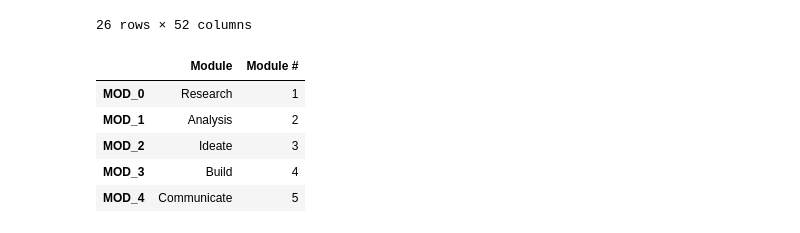
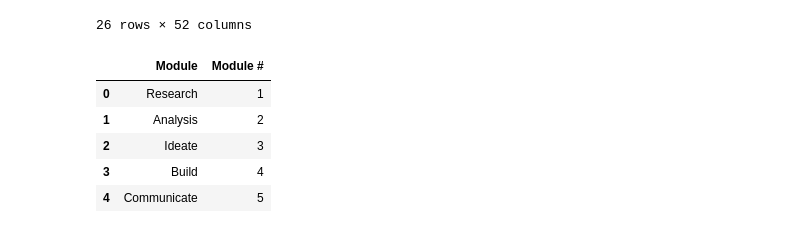
Before and after one commit to henryee333/tDX, a Jupyter notebook: data.ipynb, the cells around one changed output. Cells and saved outputs as stored; diff of their text form; code cells hidden in the pictures.

Commit message:
tfidf and other analysis

```diff
--- a/data.ipynb
+++ b/data.ipynb
@@ -30,16 +30,16 @@ im1.sort_values("Name")
 # %%
 modulesData= {"Module": ["Research", "Analysis", "Ideate", "Build", "Communicate"],
              "Module #": [1, 2, 3, 4, 5]}
 modules = pd.DataFrame(modulesData)
-modules.index = ["MOD_%i" % i for i in range(modules.shape[0])]
+#modules.index = ["MOD_%i" % i for i in range(modules.shape[0])]
 modules
 # %% [output]
 |  | Module | Module # |
-| MOD_0 | Research | 1 |
-| MOD_1 | Analysis | 2 |
-| MOD_2 | Ideate | 3 |
-| MOD_3 | Build | 4 |
-| MOD_4 | Communicate | 5 |
+| 0 | Research | 1 |
+| 1 | Analysis | 2 |
+| 2 | Ideate | 3 |
+| 3 | Build | 4 |
+| 4 | Communicate | 5 |
 # %%
 consolidatedIndResponses = pd.read_csv('Consolidated Student Responses - Individual.csv', encoding='latin1')[:26]
 consolidatedIndResponses.head()
```
Also changed, not shown: parts of 11 cells of this notebook, 7 other files.
